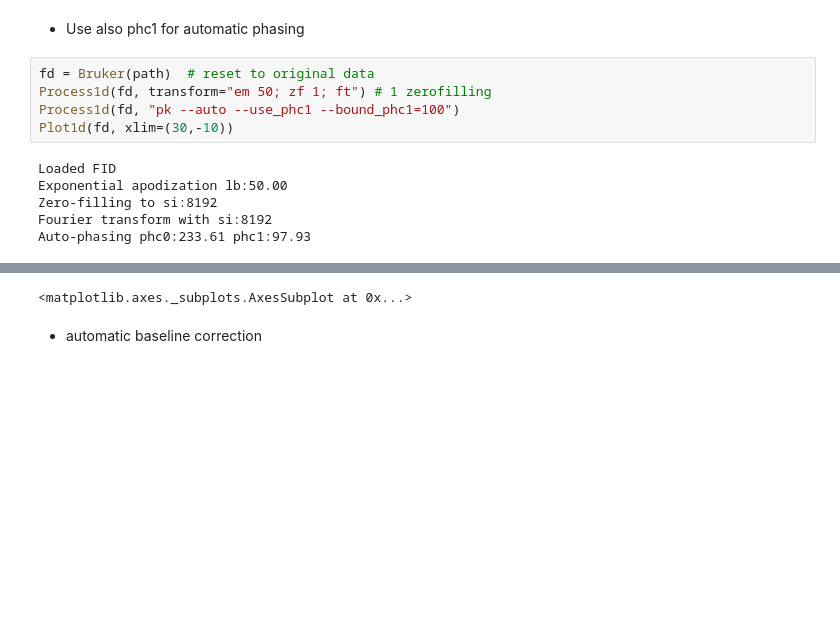
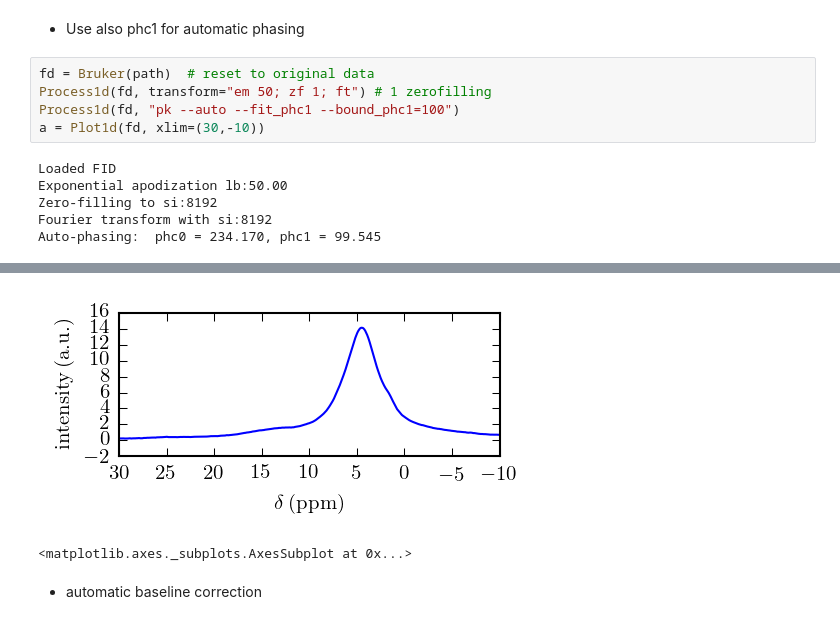
Before and after one commit to fernandezc/masai, a Jupyter notebook: ipython_nmr.ipynb, the cells around one changed output, grey strips where cells are left out. Cells and saved outputs as stored; diff of their text form; blank space fills up the shorter version.

```diff
--- a/ipython_nmr.ipynb
+++ b/ipython_nmr.ipynb
@@ -191,11 +196,11 @@ Auto-phasing phc0:-73.82 phc1:0.00
 # %%
 fd = Bruker(path)  # reset to original data
 Process1d(fd, transform="em 50; zf 1; ft") # 1 zerofilling
-Process1d(fd, "pk --auto --use_phc1 --bound_phc1=100")
-Plot1d(fd, xlim=(30,-10))
+Process1d(fd, "pk --auto --fit_phc1 --bound_phc1=100")
+a = Plot1d(fd, xlim=(30,-10))
 # %% [output]
 Loaded FID
 Exponential apodization lb:50.00
 Zero-filling to si:8192
 Fourier transform with si:8192
-Auto-phasing phc0:233.61 phc1:97.93
+Auto-phasing:  phc0 = 234.170, phc1 = 99.545
@@ -204,3 +207,4 @@ Auto-phasing phc0:233.61 phc1:97.93
+[figure, added]
 <matplotlib.axes._subplots.AxesSubplot at 0x...>
 # %% [markdown]
 * automatic baseline correction
```
Also changed, not shown: parts of 16 cells of this notebook, 7 other files.
